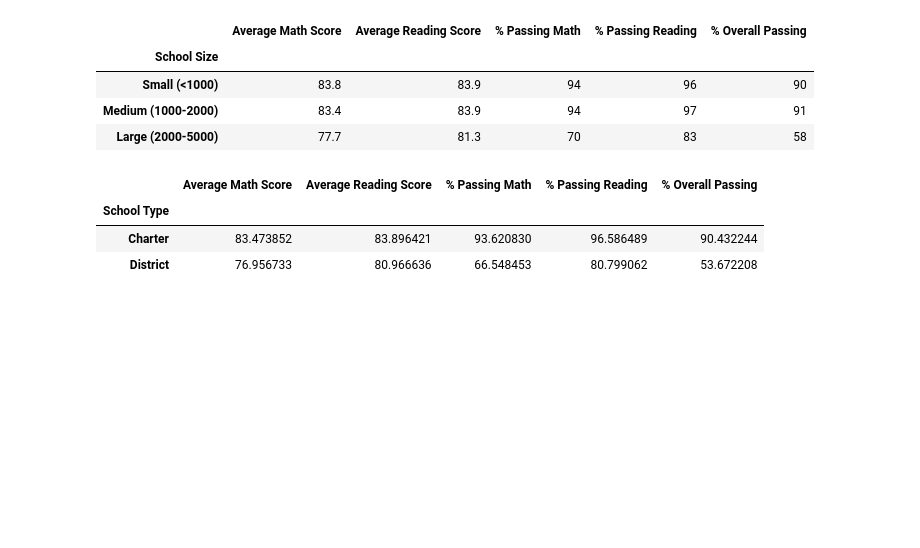
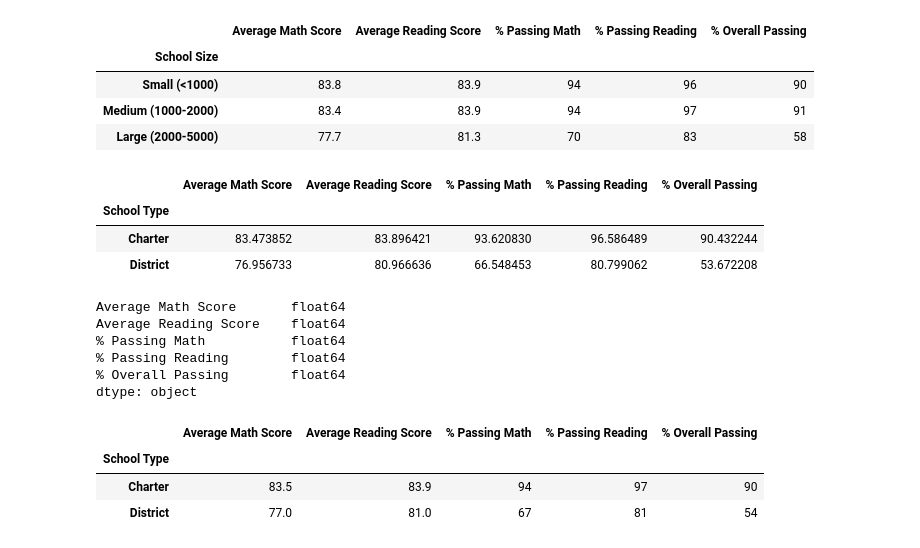
Before and after one commit to krishnakalisarkar/School_District_Analysis, a Jupyter notebook: PyCityschools.ipynb, the cells around one changed output. Cells and saved outputs as stored; diff of their text form; code cells hidden in the pictures; blank space fills up the shorter version.

```diff
--- a/PyCityschools.ipynb
+++ b/PyCityschools.ipynb
@@ -1547,16 +1577,30 @@ type_summary_df
 | School Type |  |  |  |  |  |
 | Charter | 83.473852 | 83.896421 | 93.620830 | 96.586489 | 90.432244 |
 | District | 76.956733 | 80.966636 | 66.548453 | 80.799062 | 53.672208 |
+# %%
+type_summary_df.dtypes
+# %% [output]
+Average Math Score       float64
+Average Reading Score    float64
+% Passing Math           float64
+% Passing Reading        float64
+% Overall Passing        float64
+dtype: object
 # %%
-# Formatting.
+# Formatting
 type_summary_df["Average Math Score"] = type_summary_df["Average Math Score"].map("{:.1f}".format)
 
 type_summary_df["Average Reading Score"] = type_summary_df["Average Reading Score"].map("{:.1f}".format)
 
 type_summary_df["% Passing Math"] = type_summary_df["% Passing Math"].map("{:.0f}".format)
 
-type_summary_df["% Passing Reading"] = size_summary_df["% Passing Reading"].map("{:.0f}".format)
+type_summary_df["% Passing Reading"] = type_summary_df["% Passing Reading"].map("{:.0f}".format)
 
-type_summary_df["% Overall Passing"] = size_summary_df["% Overall Passing"].map("{:.0f}".format)
+type_summary_df["% Overall Passing"] = type_summary_df["% Overall Passing"].map("{:.0f}".format)
 
 type_summary_df
+# %% [output]
+|  | Average Math Score | Average Reading Score | % Passing Math | % Passing Reading | % Overall Passing |
+| School Type |  |  |  |  |  |
+| Charter | 83.5 | 83.9 | 94 | 97 | 90 |
+| District | 77.0 | 81.0 | 67 | 81 | 54 |
```
Also changed, not shown: parts of 3 cells of this notebook, 12 other files.
